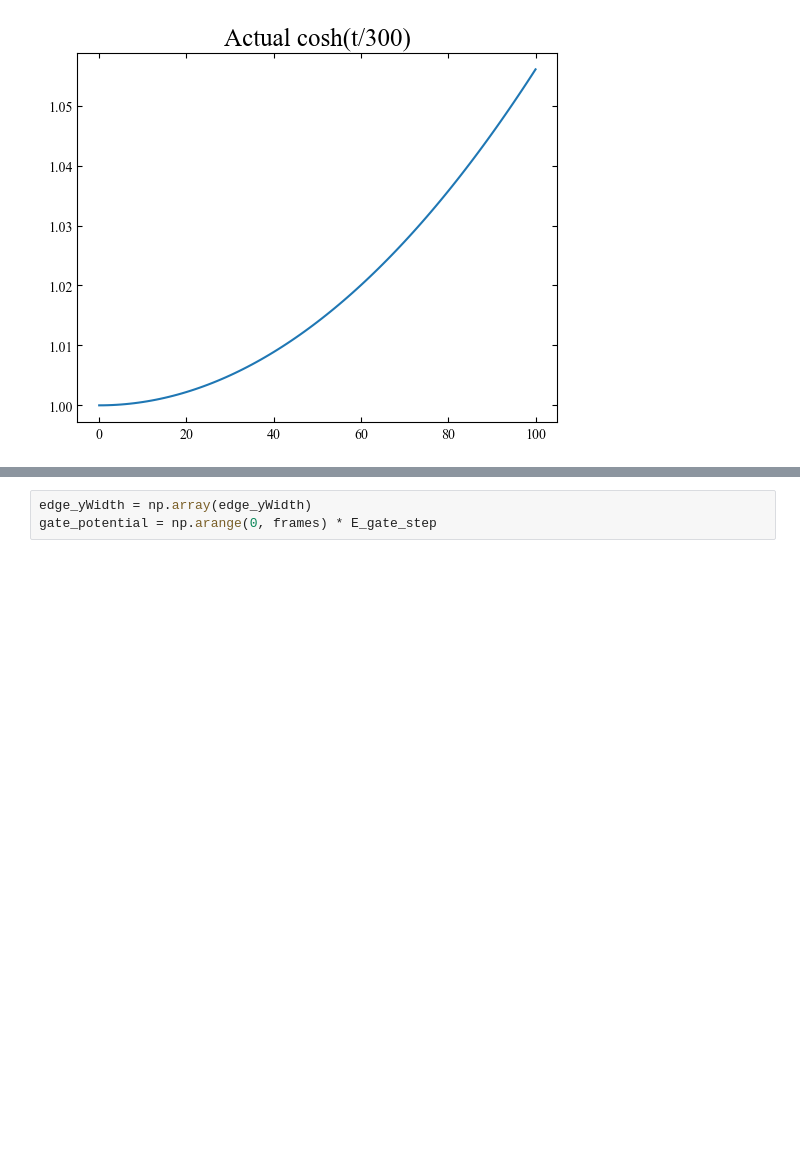
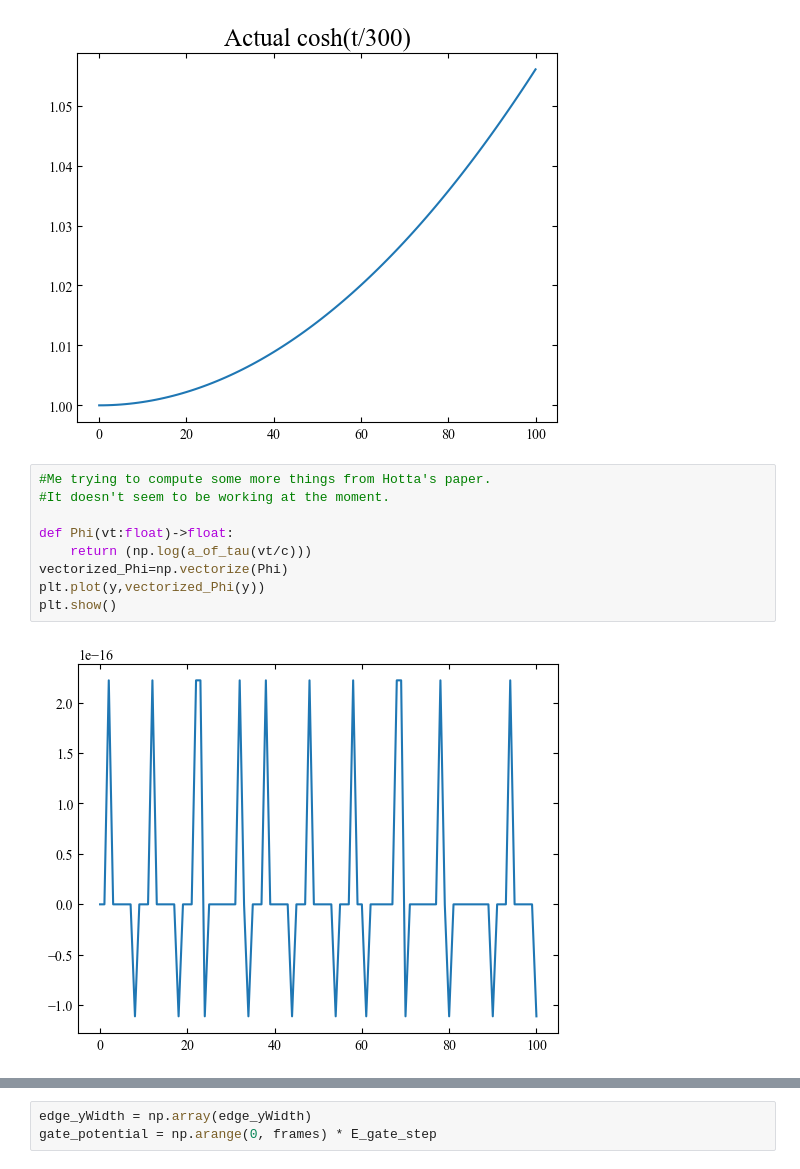
Before and after one commit to Quantum-Dynamics/edgecraft, a Jupyter notebook: PoC_copy.ipynb, the cells around one changed output, grey strips where cells are left out. Cells and saved outputs as stored; diff of their text form; blank space fills up the shorter version.

Commit message:
Added some cude to try to calculate the Phi function mentioned in Hotta's paper. I don't think it works

```diff
--- a/PoC_copy.ipynb
+++ b/PoC_copy.ipynb
@@ -909,3 +913,14 @@ plt.show()
   return scipy.integrate.quad(newfunc,0,tau)[0]
 [figure]
 [figure]
+# %%
+#Me trying to compute some more things from Hotta's paper.
+#It doesn't seem to be working at the moment.
+
+def Phi(vt:float)->float:
+    return (np.log(a_of_tau(vt/c)))
+vectorized_Phi=np.vectorize(Phi)
+plt.plot(y,vectorized_Phi(y))
+plt.show()
+# %% [output]
+[figure, added]
```
Also changed, not shown: parts of 2 cells of this notebook.
